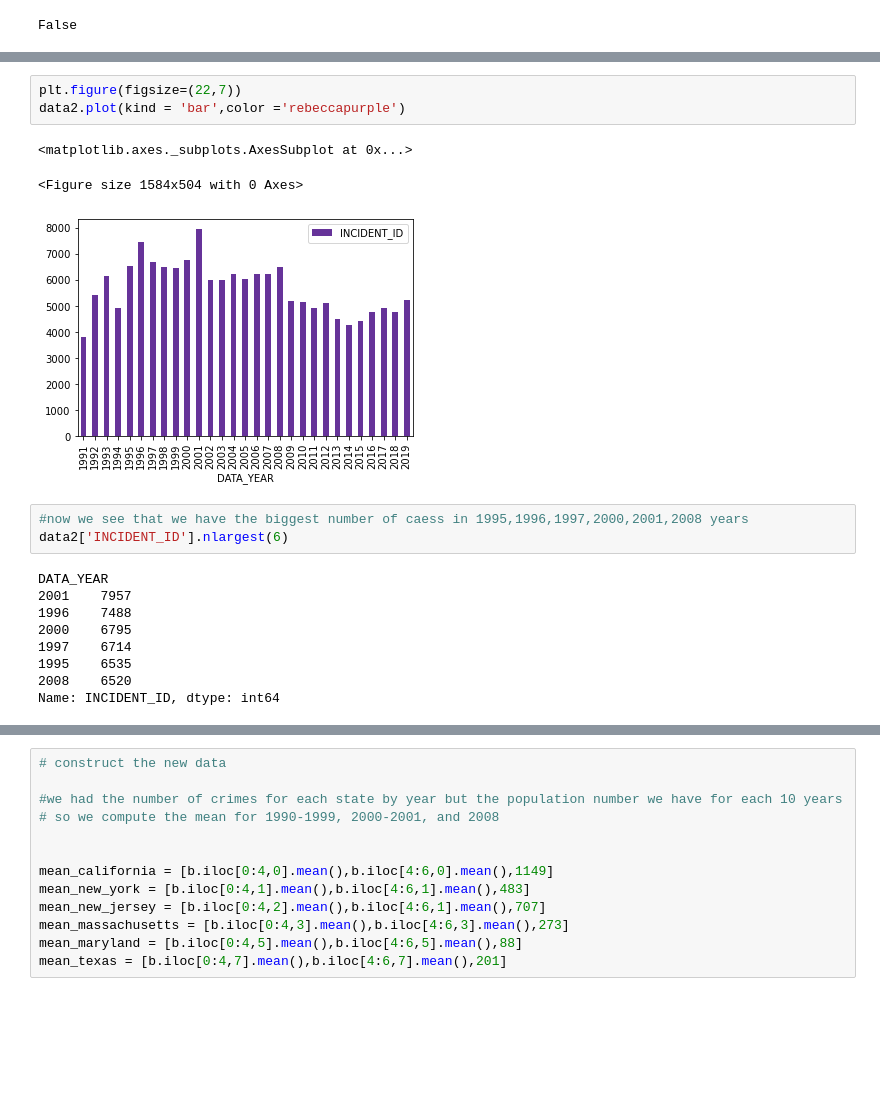
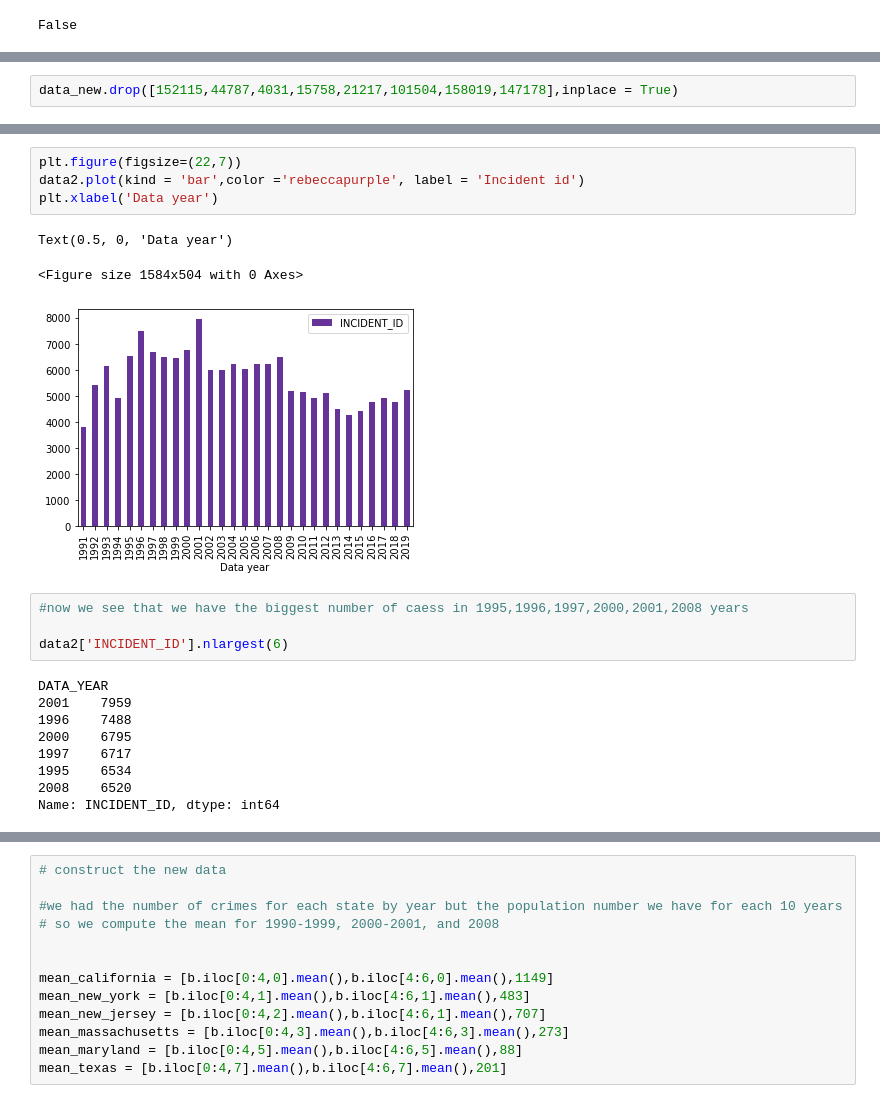
Before and after one commit to nora-23/Python_project_hate_crime, a Jupyter notebook: Hate_Crime_Nora_Grigoryan.ipynb, the cells around one changed output, grey strips where cells are left out. Cells and saved outputs as stored; diff of their text form; blank space fills up the shorter version.

```diff
--- a/Hate_Crime_Nora_Grigoryan.ipynb
+++ b/Hate_Crime_Nora_Grigoryan.ipynb
@@ -170,0 +222,2 @@ False
+# %%
+data_new.drop([152115,44787,4031,15758,21217,101504,158019,147178],inplace = True)
@@ -271,20 +353,22 @@ data2.head()
 # %%
 plt.figure(figsize=(22,7))
-data2.plot(kind = 'bar',color ='rebeccapurple')
+data2.plot(kind = 'bar',color ='rebeccapurple', label = 'Incident id')
+plt.xlabel('Data year')
 # %% [output]
-<matplotlib.axes._subplots.AxesSubplot at 0x...>
+Text(0.5, 0, 'Data year')
 <Figure size 1584x504 with 0 Axes>
-[figure, old version]
+[figure, new version]
 # %%
 #now we see that we have the biggest number of caess in 1995,1996,1997,2000,2001,2008 years
+
 data2['INCIDENT_ID'].nlargest(6)
 # %% [output]
 DATA_YEAR
-2001    7957
+2001    7959
 1996    7488
 2000    6795
-1997    6714
-1995    6535
+1997    6717
+1995    6534
 2008    6520
 Name: INCIDENT_ID, dtype: int64
 # %%
```
Also changed, not shown: parts of 67 cells of this notebook.
